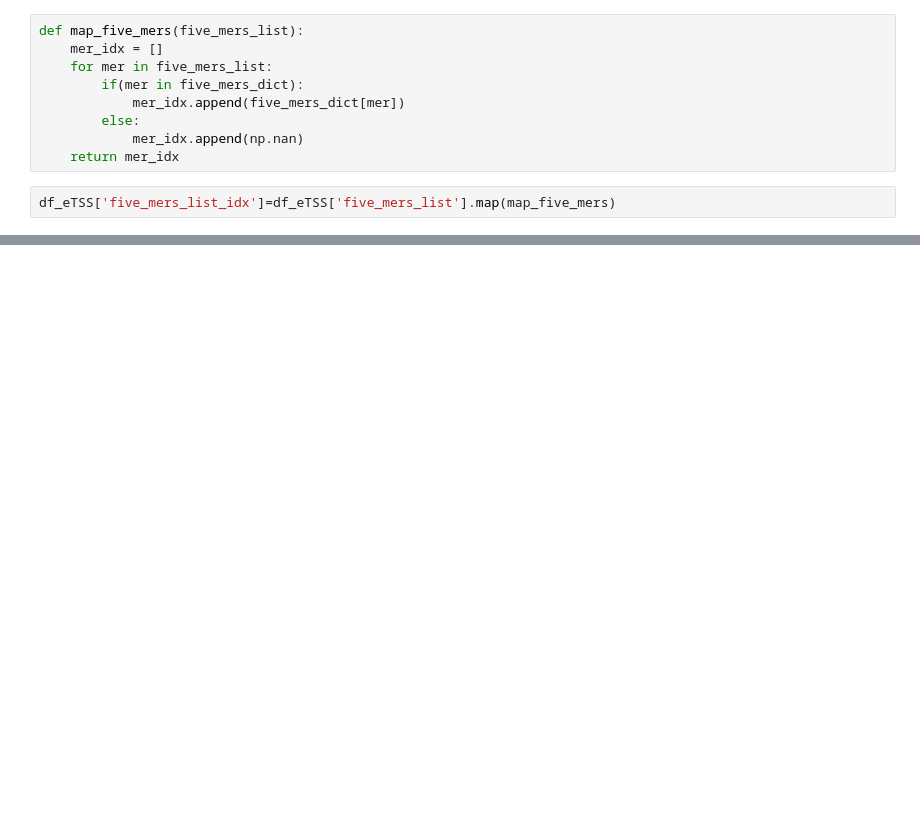
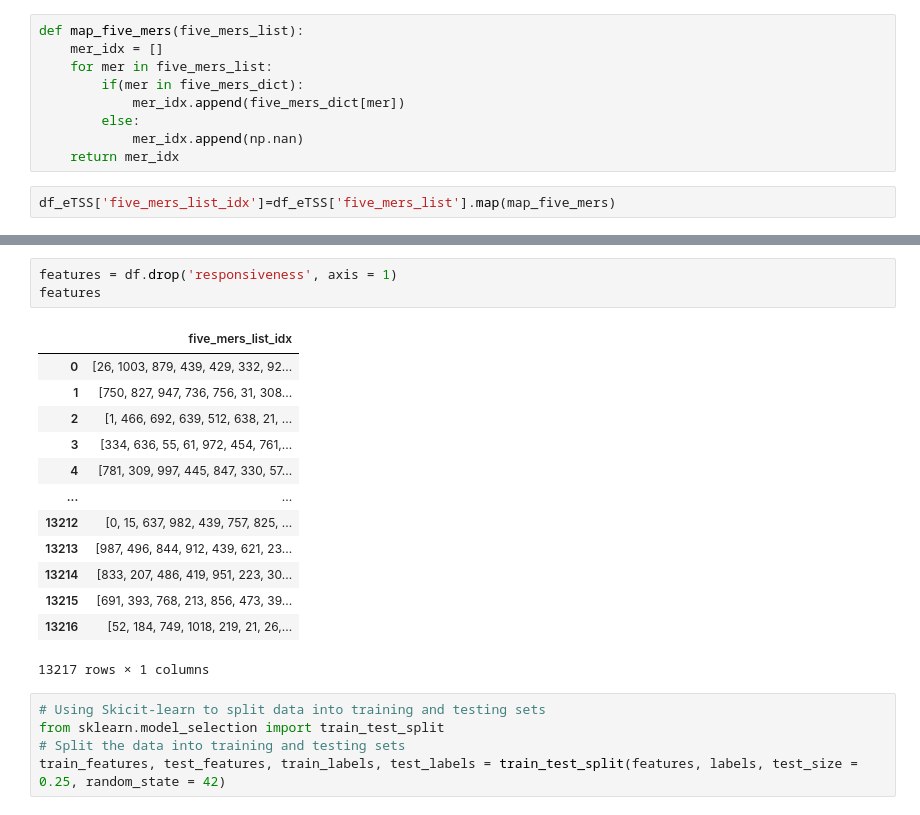
Before and after one commit to mahmadza/didactic-octo-fortnight, a Jupyter notebook: file0.ipynb, the cells around one changed output, grey strips where cells are left out. Saved outputs shown, nothing was run; the diff lists cells and outputs as text; blank space fills up the shorter version.

```diff
--- a/file0.ipynb
+++ b/file0.ipynb
@@ -179,0 +181,22 @@ df
+# %%
+features = df.drop('responsiveness', axis = 1)
+features
+# %% [output]
+|  | five_mers_list_idx |
+| 0 | [26, 1003, 879, 439, 429, 332, 92... |
+| 1 | [750, 827, 947, 736, 756, 31, 308... |
+| 2 | [1, 466, 692, 639, 512, 638, 21, ... |
+| 3 | [334, 636, 55, 61, 972, 454, 761,... |
+| 4 | [781, 309, 997, 445, 847, 330, 57... |
+| ... | ... |
+| 13212 | [0, 15, 637, 982, 439, 757, 825, ... |
+| 13213 | [987, 496, 844, 912, 439, 621, 23... |
+| 13214 | [833, 207, 486, 419, 951, 223, 30... |
+| 13215 | [691, 393, 768, 213, 856, 473, 39... |
+| 13216 | [52, 184, 749, 1018, 219, 21, 26,... |
+13217 rows × 1 columns
+# %%
+# Using Skicit-learn to split data into training and testing sets
+from sklearn.model_selection import train_test_split
+# Split the data into training and testing sets
+train_features, test_features, train_labels, test_labels = train_test_split(features, labels, test_size = 0.25, random_state = 42)
```
Also changed, not shown: parts of 4 cells of this notebook.
